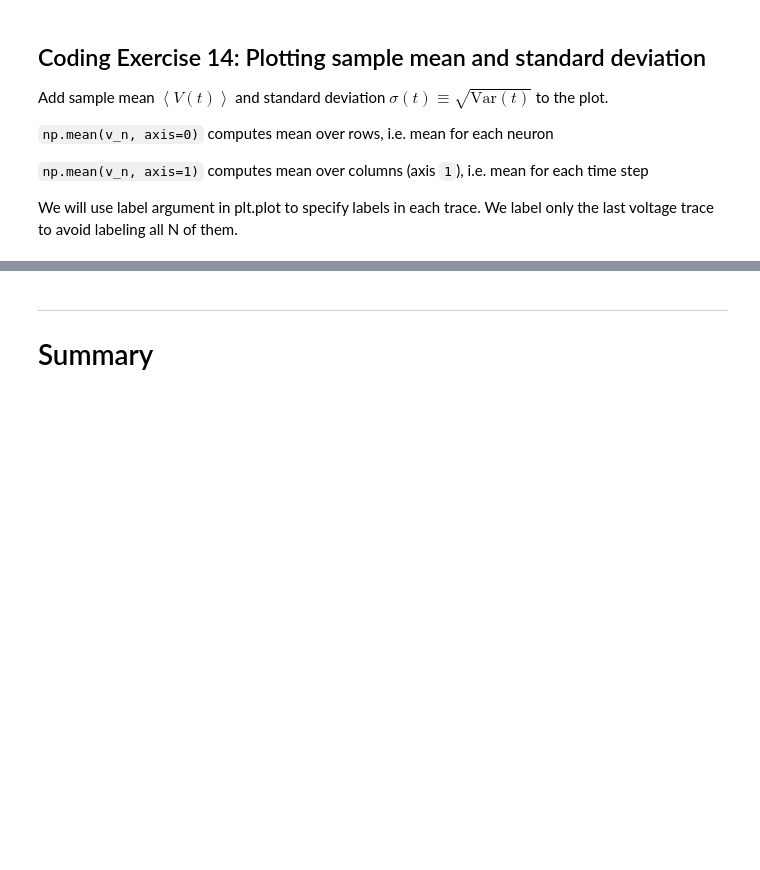
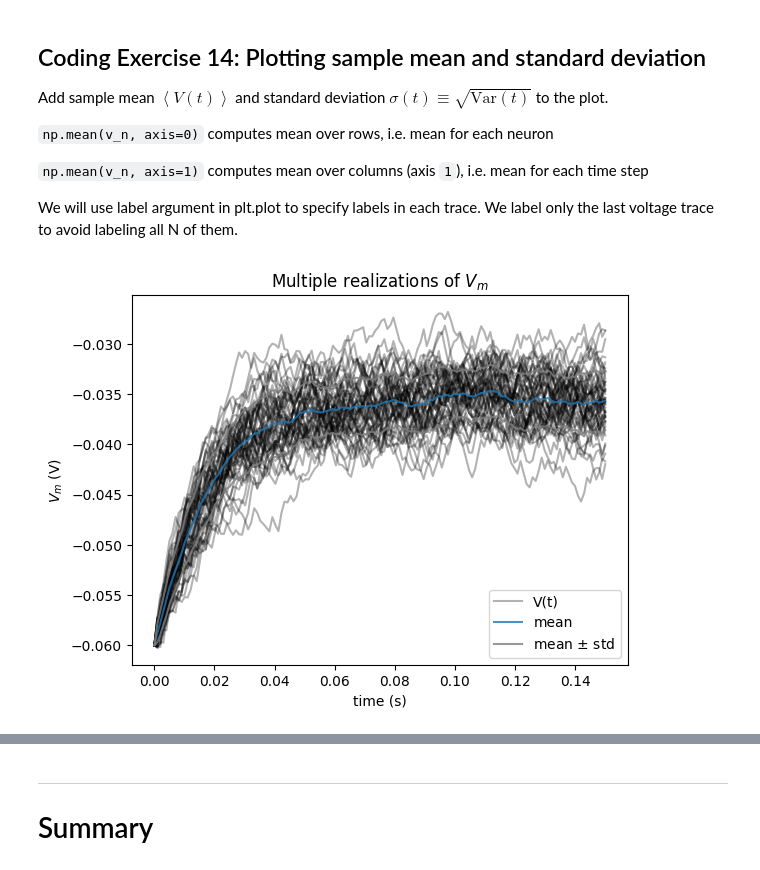
Before and after one commit to earth2k4t/Comp-Neuro, a Jupyter notebook: tutorials/W0D1_PythonWorkshop1/student/W0D1_Tutorial1.ipynb, the cells around one changed output, grey strips where cells are left out. Saved outputs shown, nothing was run; the diff lists cells and outputs as text; code cells hidden in the pictures; blank space fills up the shorter version.

```diff
--- a/tutorials/W0D1_PythonWorkshop1/student/W0D1_Tutorial1.ipynb
+++ b/tutorials/W0D1_PythonWorkshop1/student/W0D1_Tutorial1.ipynb
@@ -1484,8 +1489,17 @@ We will use label argument in plt.plot to specify labels in each trace.  We labe
 #################################################
 ## TODO for students: fill out code to compute sample mean and standard deviation ##
 # Fill out code and comment or remove the next line
-raise NotImplementedError("Student exercise: You need to  fill out code to compute sample mean and standard deviation")
 #################################################
+
+# Declare variables
+t_max = 150e-3   # second
+dt = 1e-3        # second
+tau = 20e-3      # second
+el = -60e-3      # milivolt
+vr = -70e-3      # milivolt
+vth = -50e-3     # milivolt
+r = 100e6        # ohm
+i_mean = 25e-11  # ampere
 
 # Set random number generator
 np.random.seed(2020)
@@ -1494,36 +1508,39 @@ np.random.seed(2020)
 step_end = int(t_max / dt)
 n = 50
 t_range = np.linspace(0, t_max, num=step_end)
 v_n = el * np.ones([n, step_end])
 i = i_mean * (1 + 0.1 * (t_max / dt)**(0.5) * (2 * np.random.random([n, step_end]) - 1))
 
 # Loop for step_end - 1 steps
 for step in range(1, step_end):
 
   # Compute v_n
   v_n[:, step] = v_n[:, step - 1] + (dt / tau) * (el - v_n[:, step - 1] + r * i[:, step])
 
 # Compute sample mean (use np.mean)
-v_mean = ...
+v_mean = np.mean(v_n, axis=0)
 
 # Compute sample standard deviation (use np.std)
-v_std = ...
+v_std = np.std(v_n, axis=0)
 
 # Plot figure
 plt.figure()
 plt.title('Multiple realizations of $V_m$')
 plt.xlabel('time (s)')
 plt.ylabel('$V_m$ (V)')
 
 plt.plot(t_range, v_n.T, 'k', alpha=0.3)
 
 plt.plot(t_range, v_n[-1], 'k', alpha=0.3, label='V(t)')
 plt.plot(t_range, v_mean, 'C0', alpha=0.8, label='mean')
 plt.plot(t_range, v_mean+v_std, 'C7', alpha=0.8)
-plt.plot(t_range, v_mean-v_std, 'C7', alpha=0.8, label='mean $\pm$ std')
+plt.plot(t_range, v_mean-v_std, 'C7', alpha=0.8,
+         label=r'mean $\pm$ std')
 
 plt.legend()
 plt.show()
+# %% [output]
+[figure, added]
 # %% [markdown]
 [*Click for solution*](https://github.com/NeuromatchAcademy/precourse/tree/main/tutorials/W0D1_PythonWorkshop1/solutions/W0D1_Tutorial1_Solution_3c8e55c9.py)
 
```
Also changed, not shown: parts of 6 cells of this notebook.
